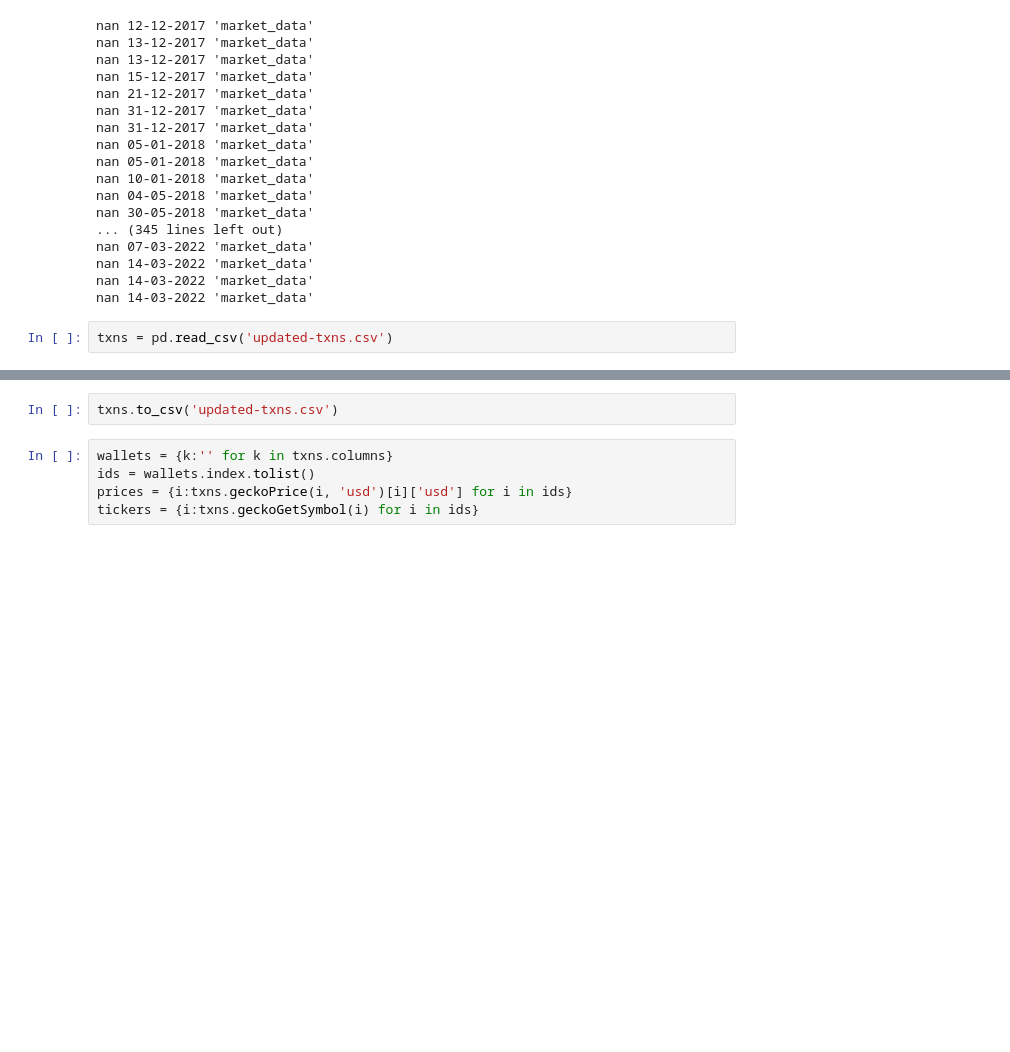
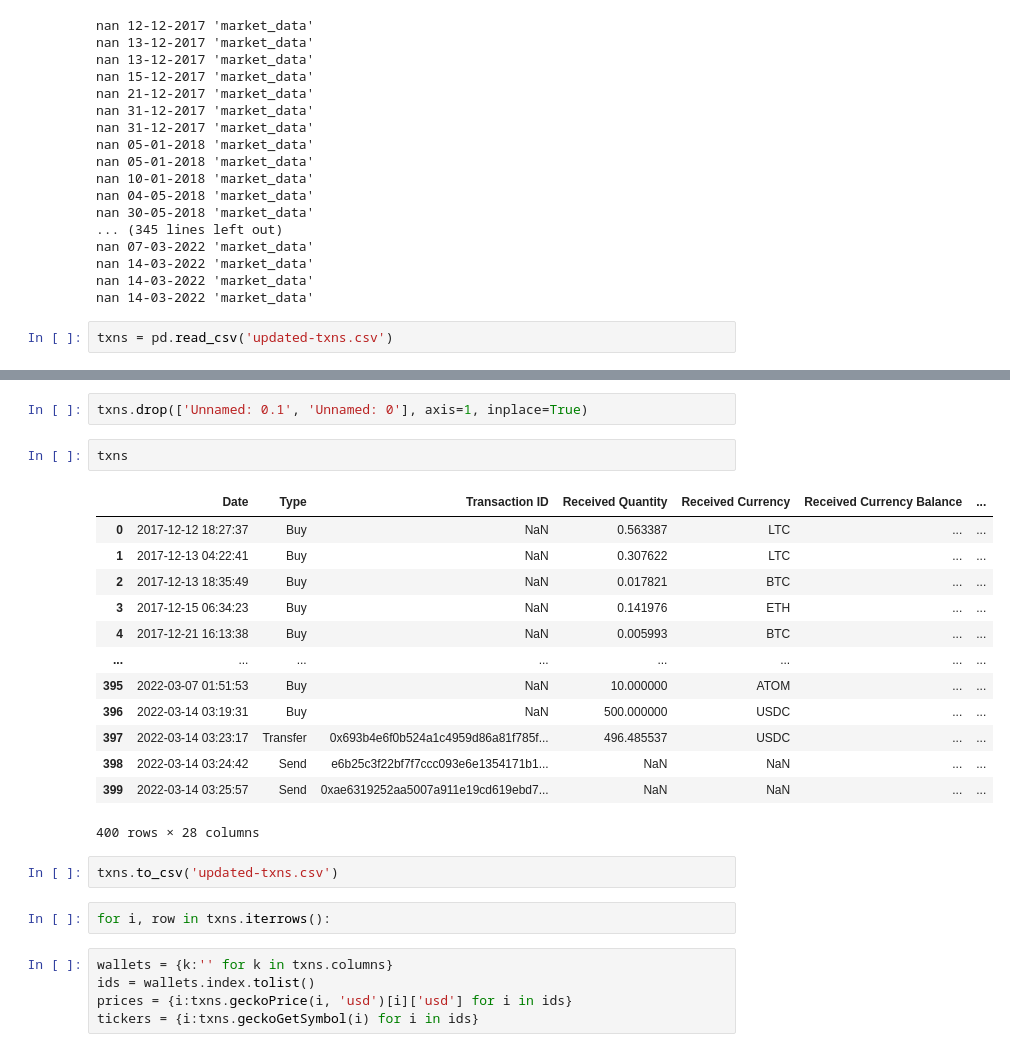
Before and after one commit to jko0401/defi, a Jupyter notebook: defi/Untitled.ipynb, the cells around one changed output, grey strips where cells are left out. Drawn from its saved outputs; the diff is of its cells as text; blank space fills up the shorter version.

```diff
--- a/defi/Untitled.ipynb
+++ b/defi/Untitled.ipynb
@@ -107,5 +157,25 @@ wallets[1]
+# %%
+txns.drop(['Unnamed: 0.1', 'Unnamed: 0'], axis=1, inplace=True)
+# %%
+txns
+# %% [output]
+|  | Date | Type | Transaction ID | Received Quantity | Received Currency | Received Currency Balance | ... |
+| 0 | 2017-12-12 18:27:37 | Buy | NaN | 0.563387 | LTC | ... | ... |
+| 1 | 2017-12-13 04:22:41 | Buy | NaN | 0.307622 | LTC | ... | ... |
+| 2 | 2017-12-13 18:35:49 | Buy | NaN | 0.017821 | BTC | ... | ... |
+| 3 | 2017-12-15 06:34:23 | Buy | NaN | 0.141976 | ETH | ... | ... |
+| 4 | 2017-12-21 16:13:38 | Buy | NaN | 0.005993 | BTC | ... | ... |
+| ... | ... | ... | ... | ... | ... | ... | ... |
+| 395 | 2022-03-07 01:51:53 | Buy | NaN | 10.000000 | ATOM | ... | ... |
+| 396 | 2022-03-14 03:19:31 | Buy | NaN | 500.000000 | USDC | ... | ... |
+| 397 | 2022-03-14 03:23:17 | Transfer | 0x693b4e6f0b524a1c4959d86a81f785f... | 496.485537 | USDC | ... | ... |
+| 398 | 2022-03-14 03:24:42 | Send | e6b25c3f22bf7f7ccc093e6e1354171b1... | NaN | NaN | ... | ... |
+| 399 | 2022-03-14 03:25:57 | Send | 0xae6319252aa5007a911e19cd619ebd7... | NaN | NaN | ... | ... |
+400 rows × 28 columns
 # %%
 txns.to_csv('updated-txns.csv')
+# %%
+for i, row in txns.iterrows():
 # %%
 wallets = {k:'' for k in txns.columns}
 ids = wallets.index.tolist()
```
Also changed, not shown: parts of 7 cells of this notebook, 4 other files.
